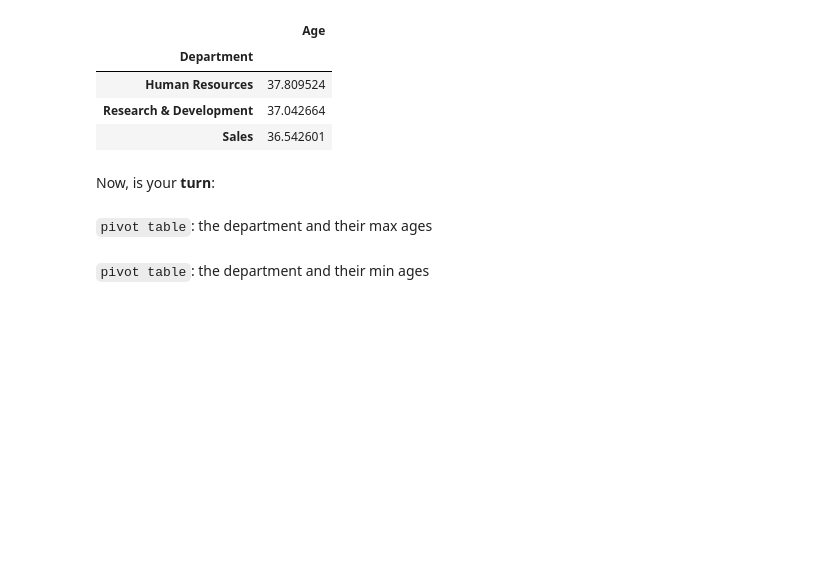
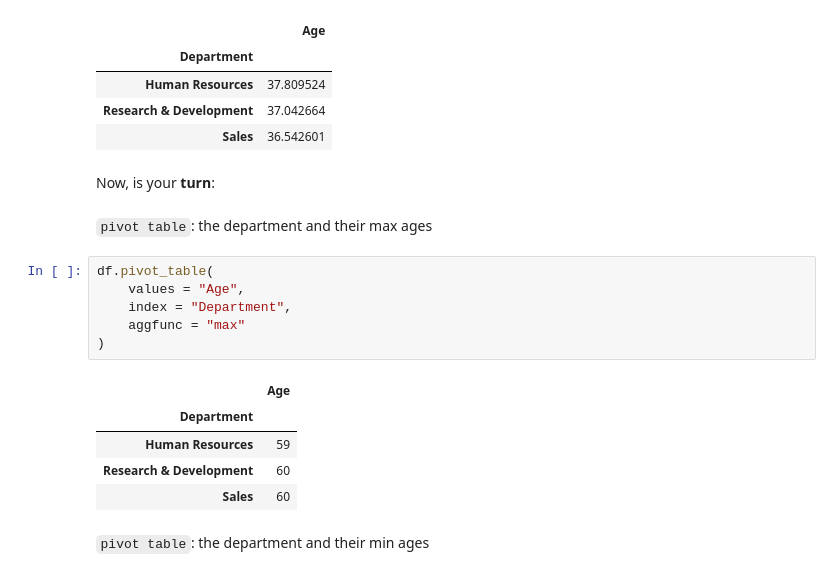
Before and after one commit to luistatera/ai-eng-nbs-public, a Jupyter notebook: pandas2-aggregation-combination/pandas2-aggregation-combination.ipynb, the cells around one changed output. Saved outputs shown, nothing was run; the diff lists cells and outputs as text; blank space fills up the shorter version.

```diff
--- a/pandas2-aggregation-combination/pandas2-aggregation-combination.ipynb
+++ b/pandas2-aggregation-combination/pandas2-aggregation-combination.ipynb
@@ -221,5 +221,17 @@ df.pivot_table(
 Now, is your **turn**:
 # %% [markdown]
 `pivot table`: the department and their max ages
+# %%
+df.pivot_table(
+    values = "Age",
+    index = "Department",
+    aggfunc = "max"
+)
+# %% [output]
+|  | Age |
+| Department |  |
+| Human Resources | 59 |
+| Research & Development | 60 |
+| Sales | 60 |
 # %% [markdown]
 `pivot table`: the department and their min ages
```
Also changed, not shown: parts of 5 cells of this notebook.
